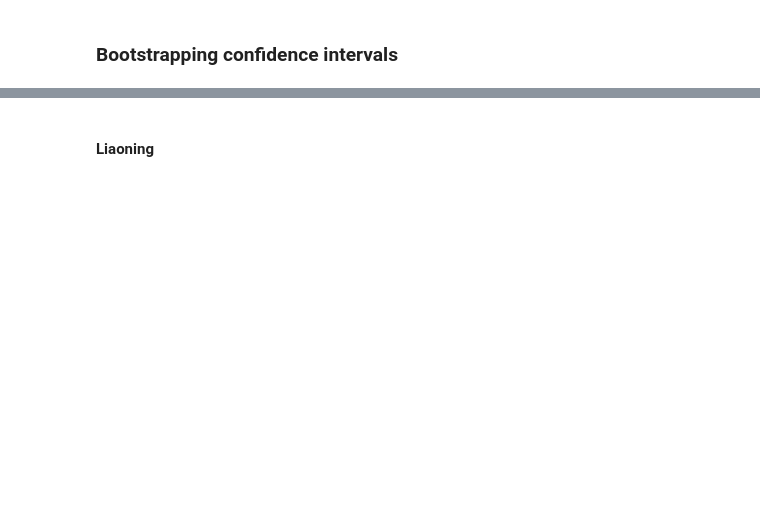
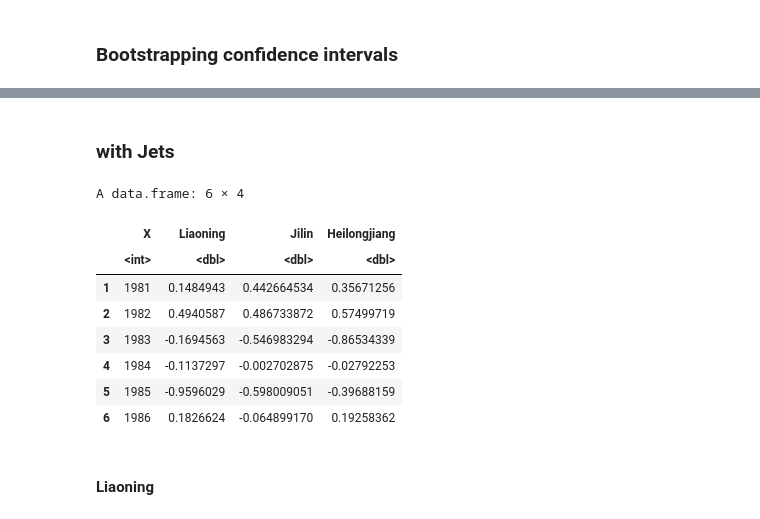
Before and after one commit to informatics-lab/cssp_china_wp5.6_binder, a Jupyter notebook: R/analysis_notebook_temperature.ipynb, the cells around one changed output, grey strips where cells are left out. Cells and saved outputs as stored; diff of their text form; code cells hidden in the pictures; blank space fills up the shorter version.

```diff
--- a/R/analysis_notebook_temperature.ipynb
+++ b/R/analysis_notebook_temperature.ipynb
@@ -837 +1422,18 @@ function_1 <- function(data, i){
+# %% [markdown]
+### with Jets
+# %%
+fcast_jet = read.csv("/net/home/h06/epope/climate_security/python_code/HCCP/china_fcast_temp_anoms_red_JJA_lag_0.csv"
+         , header = TRUE,sep = ",", stringsAsFactors = FALSE)
+# %%
+head(fcast_jet)
+# %% [output]
+A data.frame: 6 × 4
+|  | X | Liaoning | Jilin | Heilongjiang |
+|  | <int> | <dbl> | <dbl> | <dbl> |
+| 1 | 1981 | 0.1484943 | 0.442664534 | 0.35671256 |
+| 2 | 1982 | 0.4940587 | 0.486733872 | 0.57499719 |
+| 3 | 1983 | -0.1694563 | -0.546983294 | -0.86534339 |
+| 4 | 1984 | -0.1137297 | -0.002702875 | -0.02792253 |
+| 5 | 1985 | -0.9596029 | -0.598009051 | -0.39688159 |
+| 6 | 1986 | 0.1826624 | -0.064899170 | 0.19258362 |
 # %%
```
Also changed, not shown: parts of 83 cells of this notebook.
